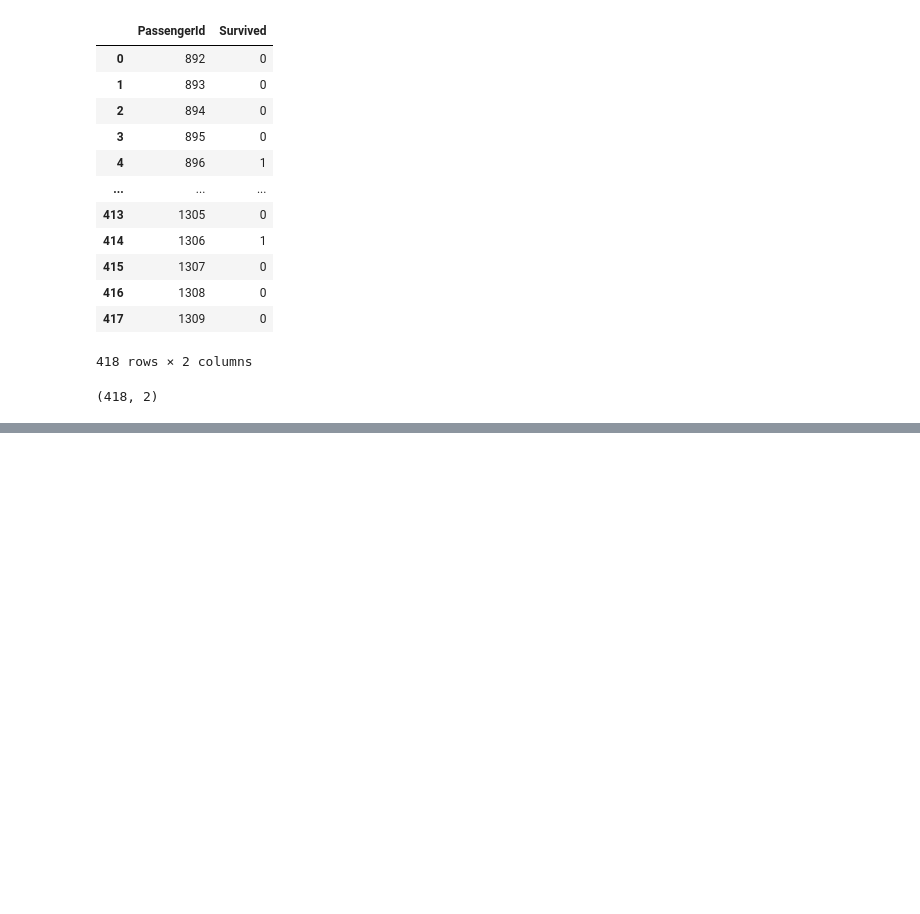
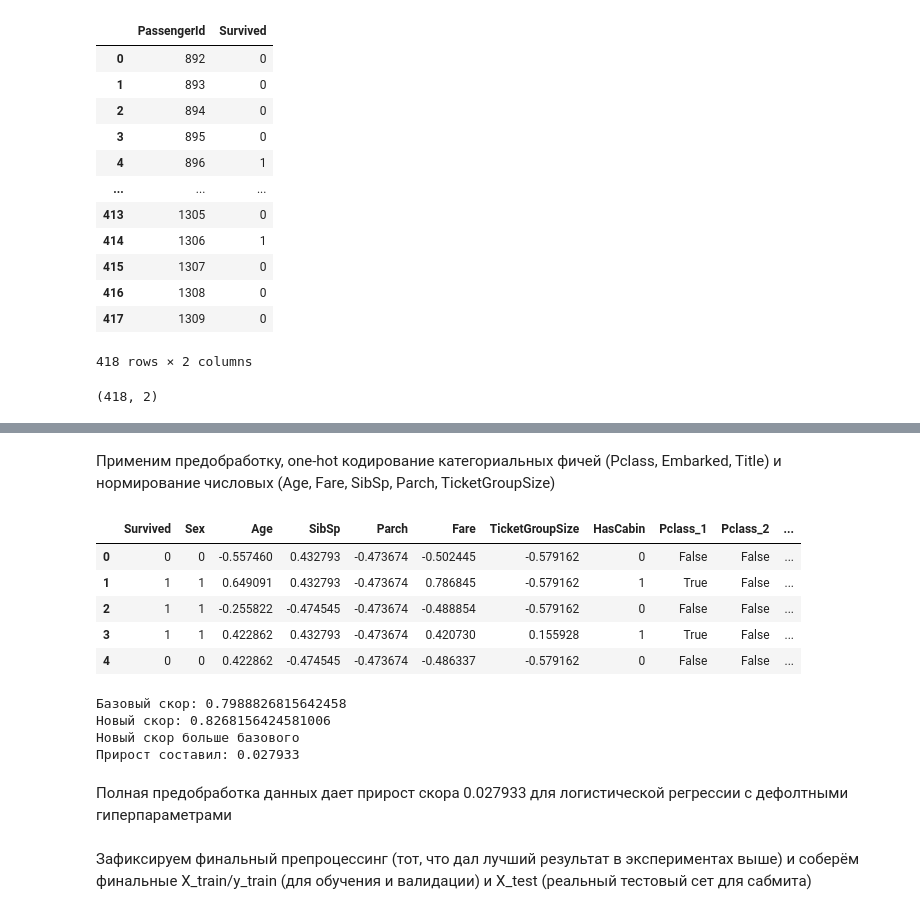
Before and after one commit to LeoFa9/titanic, a Jupyter notebook: simple_baseline_and_experimentations.ipynb, the cells around one changed output, grey strips where cells are left out. Saved outputs shown, nothing was run; the diff lists cells and outputs as text; code cells hidden in the pictures; blank space fills up the shorter version.

```diff
--- a/simple_baseline.ipynb
+++ b/simple_baseline_and_experimentations.ipynb
@@ -264,0 +432,65 @@ Score: 0.76794
+# %%
+def preprocess_data_advanced(df, is_train, artifacts=None):
+    df = df.drop(['PassengerId'], axis=1)
+
+    if is_train:
+        artifacts = {'ticket_counts': df['Ticket'].value_counts()}
+
+    df = engineer_features(df, artifacts['ticket_counts'])
+
+    if is_train:
+        artifacts['mode_embarked'] = df['Embarked'].mode()[0]
+        artifacts['median_age_by_title'] = df.groupby('Title')['Age'].median()
+        artifacts['median_fare'] = df['Fare'].median()
+
+    df['Embarked'] = df['Embarked'].fillna(artifacts['mode_embarked'])
+    df['Fare'] = df['Fare'].fillna(artifacts['median_fare'])
+    df['Age'] = df['Age'].fillna(df['Title'].map(artifacts['median_age_by_title']))
+    df['Sex'] = df['Sex'].map({'male': 0, 'female': 1})
+
+    return (df, artifacts) if is_train else df
+# %% [markdown]
+Применим предобработку, one-hot кодирование категориальных фичей (Pclass, Embarked, Title) и нормирование числовых (Age, Fare, SibSp, Parch, TicketGroupSize)
+# %%
+train_data = pd.read_csv("data/train.csv")
+test_data = pd.read_csv("data/test.csv")
+
+train_data, artifacts = preprocess_data_advanced(train_data, is_train=True)
+test_data = preprocess_data_advanced(test_data, is_train=False, artifacts=artifacts)
+
+categorical_cols = ['Pclass', 'Embarked', 'Title']
+train_data = pd.get_dummies(train_data, columns=categorical_cols)
+test_data = pd.get_dummies(test_data, columns=categorical_cols)
+test_data = test_data.reindex(columns=train_data.drop('Survived', axis=1).columns, fill_value=0)
+
+from sklearn.preprocessing import StandardScaler
+
+scale_cols = ['Age', 'Fare', 'SibSp', 'Parch', 'TicketGroupSize']
+
+scaler = StandardScaler()
+train_data[scale_cols] = scaler.fit_transform(train_data[scale_cols])
+test_data[scale_cols] = scaler.transform(test_data[scale_cols])
+
+train_data.head()
+# %% [output]
+|  | Survived | Sex | Age | SibSp | Parch | Fare | TicketGroupSize | HasCabin | Pclass_1 | Pclass_2 | ... |
+| 0 | 0 | 0 | -0.557460 | 0.432793 | -0.473674 | -0.502445 | -0.579162 | 0 | False | False | ... |
+| 1 | 1 | 1 | 0.649091 | 0.432793 | -0.473674 | 0.786845 | -0.579162 | 1 | True | False | ... |
+| 2 | 1 | 1 | -0.255822 | -0.474545 | -0.473674 | -0.488854 | -0.579162 | 0 | False | False | ... |
+| 3 | 1 | 1 | 0.422862 | 0.432793 | -0.473674 | 0.420730 | 0.155928 | 1 | True | False | ... |
+| 4 | 0 | 0 | 0.422862 | -0.474545 | -0.473674 | -0.486337 | -0.579162 | 0 | False | False | ... |
+# %%
+X = train_data.drop(['Survived'], axis=1)
+y = train_data['Survived']
+
+model, score = train_and_evaluate(X, y, LogisticRegression())
+score_comparison(baseline_score, score)
+# %% [output]
+Базовый скор: 0.7988826815642458
+Новый скор: 0.8268156424581006
+Новый скор больше базового
+Прирост составил: 0.027933
+# %% [markdown]
+Полная предобработка данных дает прирост скора 0.027933 для логистической регрессии с дефолтными гиперпараметрами
+# %% [markdown]
+Зафиксируем финальный препроцессинг (тот, что дал лучший результат в экспериментах выше) и соберём финальные X_train/y_train (для обучения и валидации) и X_test (реальный тестовый сет для сабмита)
```
Also changed, not shown: parts of 43 cells of this notebook.
